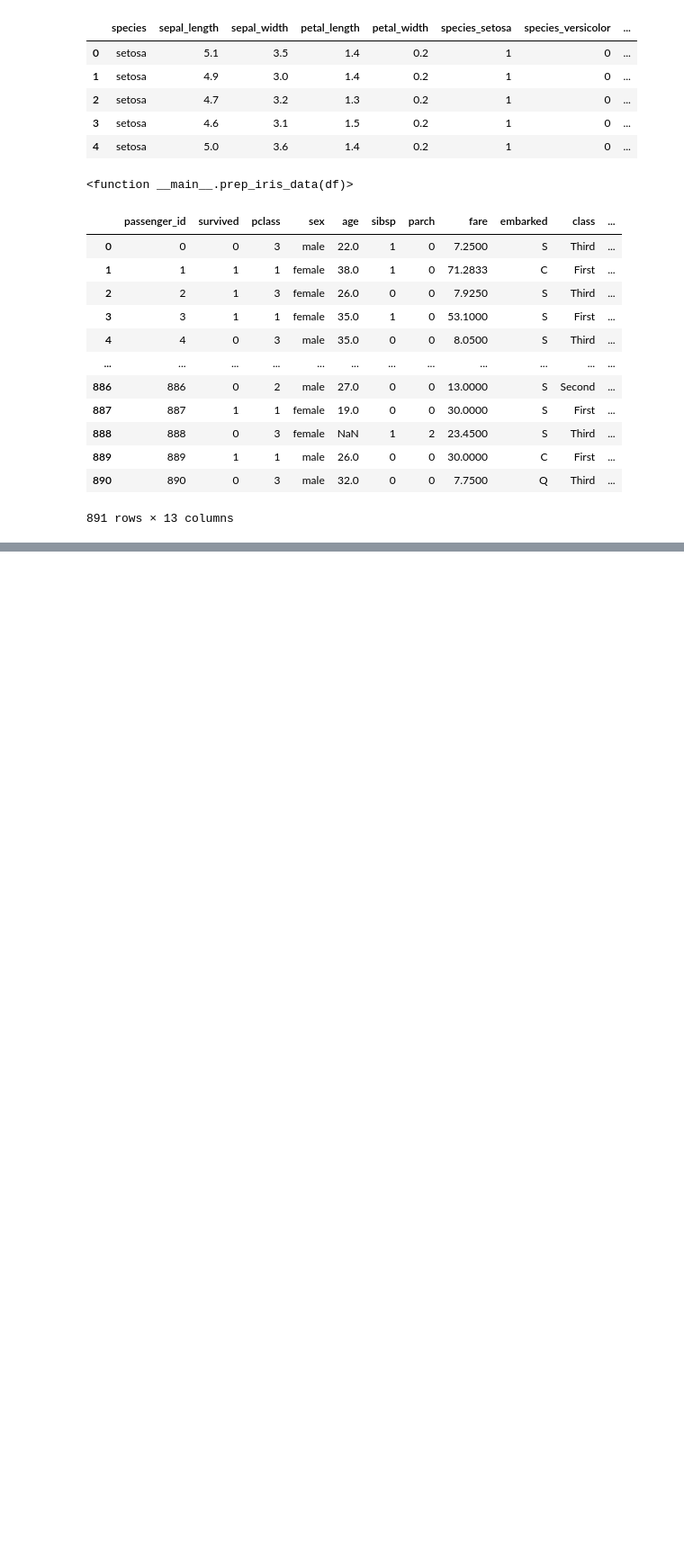
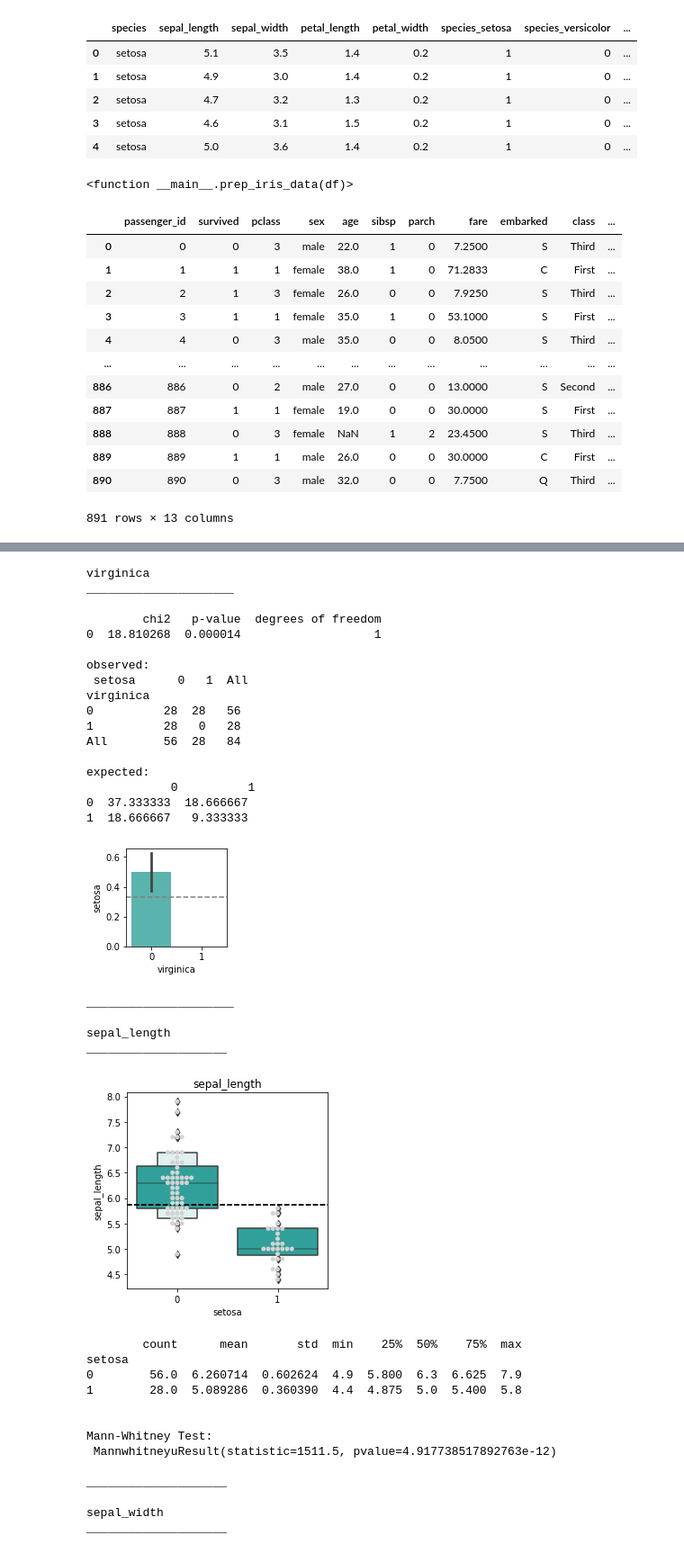
Before and after one commit to jamesallen0351/classification-exercises, a Jupyter notebook: classification_exercises.ipynb, the cells around one changed output, grey strips where cells are left out. Shown at 90% size. Drawn from its saved outputs; the diff is of its cells as text; code cells hidden in the pictures; blank space fills up the shorter version.

```diff
--- a/classification_exercises.ipynb
+++ b/classification_exercises.ipynb
@@ -379,0 +528,5 @@ print(train.shape, validate.shape, test.shape)
+# %%
+cat_vars = ['setosa', 'versicolor', 'virginica']
+quant_vars = ['sepal_length', 'sepal_width', 'petal_width', 'measurement_id']
+# %%
+cat_vars = cat_vars[1:]
@@ -379,0 +539,39 @@ print(train.shape, validate.shape, test.shape)
+# %%
+explore.explore_bivariate(train, "setosa", cat_vars, quant_vars)
+# %% [output]
+virginica
+_____________________
+
+        chi2   p-value  degrees of freedom
+0  18.810268  0.000014                   1
+
+observed:
+ setosa      0   1  All
+virginica
+0          28  28   56
+1          28   0   28
+All        56  28   84
+
+expected:
+            0          1
+0  37.333333  18.666667
+1  18.666667   9.333333
+[figure, added]
+_____________________
+
+sepal_length
+____________________
+[figure, added]
+        count      mean       std  min    25%  50%    75%  max
+setosa
+0        56.0  6.260714  0.602624  4.9  5.800  6.3  6.625  7.9
+1        28.0  5.089286  0.360390  4.4  4.875  5.0  5.400  5.8
+
+
+Mann-Whitney Test:
+ MannwhitneyuResult(statistic=1511.5, pvalue=4.917738517892763e-12)
+
+____________________
+
+sepal_width
+____________________
```
Also changed, not shown: parts of 41 cells of this notebook, 1 other file.
